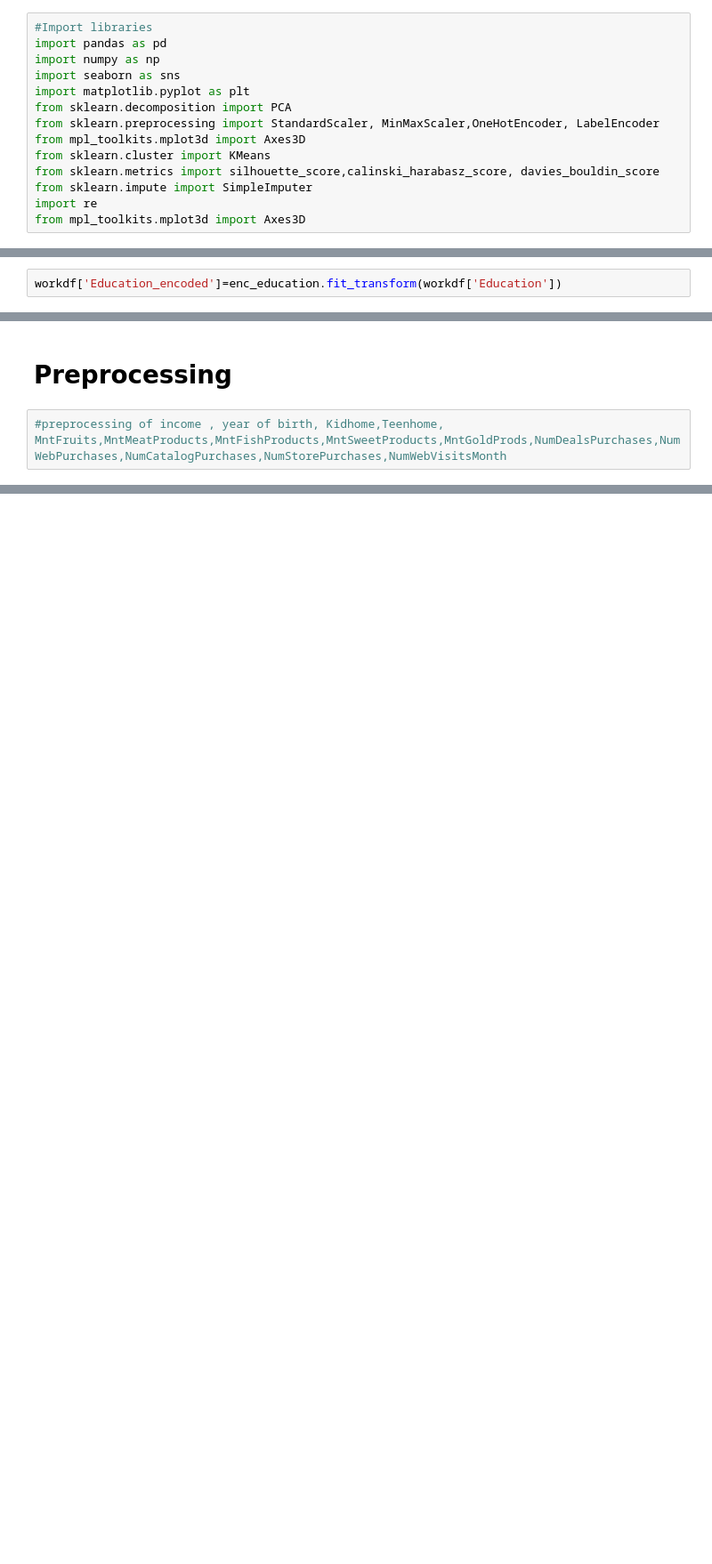
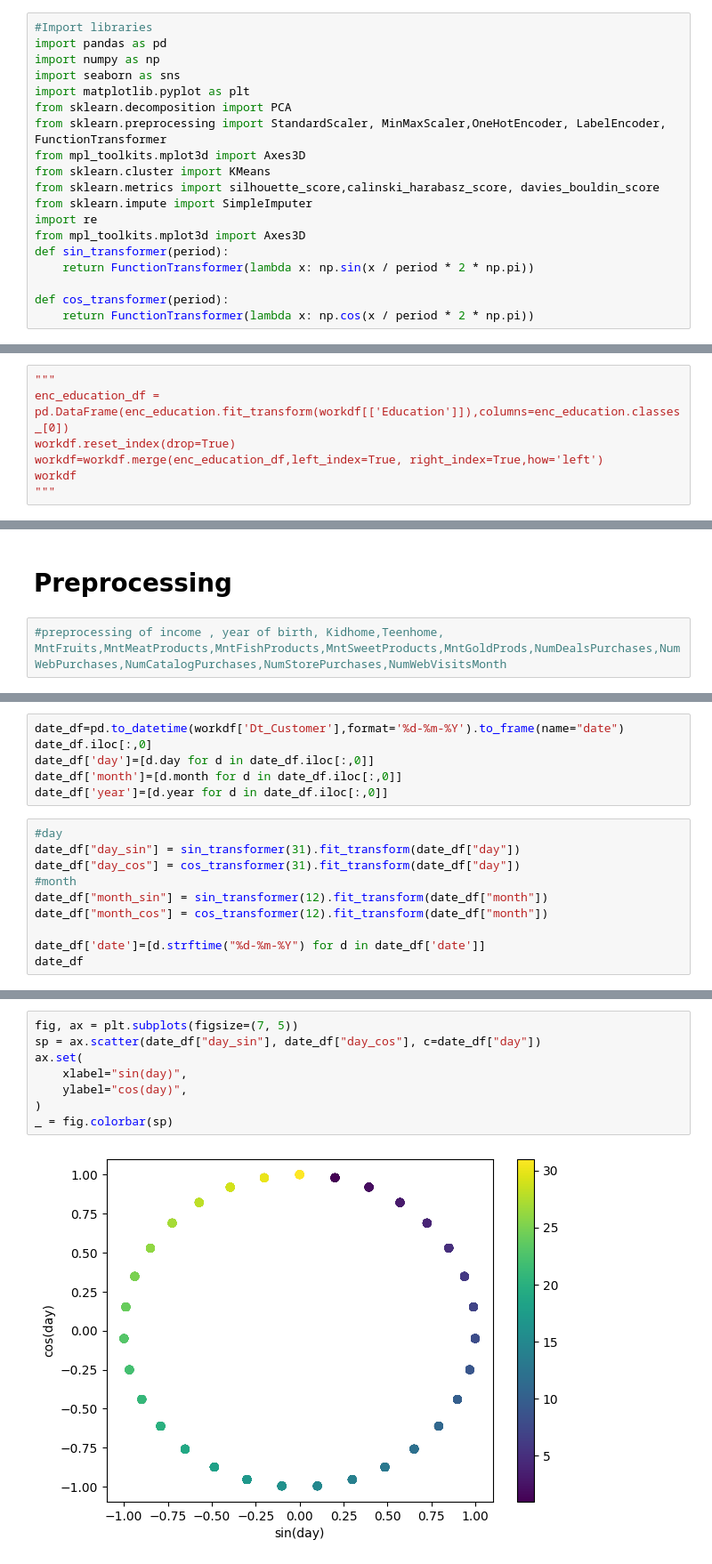
Before and after one commit to mattiaottoborgo/HW_PCA, a Jupyter notebook: HW_PCA.ipynb, the cells around one changed output, grey strips where cells are left out. Shown: that part at 89% size. Saved outputs shown, nothing was run; the diff lists cells and outputs as text; blank space fills up the shorter version.

```diff
--- a/HW_PCA.ipynb
+++ b/HW_PCA.ipynb
@@ -5,13 +5,18 @@ import numpy as np
 import seaborn as sns
 import matplotlib.pyplot as plt
 from sklearn.decomposition import PCA
-from sklearn.preprocessing import StandardScaler, MinMaxScaler,OneHotEncoder, LabelEncoder
+from sklearn.preprocessing import StandardScaler, MinMaxScaler,OneHotEncoder, LabelEncoder, FunctionTransformer
 from mpl_toolkits.mplot3d import Axes3D
 from sklearn.cluster import KMeans
 from sklearn.metrics import silhouette_score,calinski_harabasz_score, davies_bouldin_score
 from sklearn.impute import SimpleImputer
 import re
 from mpl_toolkits.mplot3d import Axes3D
+def sin_transformer(period):
+    return FunctionTransformer(lambda x: np.sin(x / period * 2 * np.pi))
+
+def cos_transformer(period):
+    return FunctionTransformer(lambda x: np.cos(x / period * 2 * np.pi))
 # %%
 #Setting random state for reproducibility
 rs = min(323001,328854) #since there are two students
@@ -132,2 +187,7 @@ workdf=tmp_df.merge(enc_marital_status_df,left_index=True, right_index=True,how=
 # %%
-workdf['Education_encoded']=enc_education.fit_transform(workdf['Education'])
+"""
+enc_education_df = pd.DataFrame(enc_education.fit_transform(workdf[['Education']]),columns=enc_education.classes_[0])
+workdf.reset_index(drop=True)
+workdf=workdf.merge(enc_education_df,left_index=True, right_index=True,how='left')
+workdf
+"""
@@ -163,0 +220,16 @@ features=
+# %%
+date_df=pd.to_datetime(workdf['Dt_Customer'],format='%d-%m-%Y').to_frame(name="date")
+date_df.iloc[:,0]
+date_df['day']=[d.day for d in date_df.iloc[:,0]]
+date_df['month']=[d.month for d in date_df.iloc[:,0]]
+date_df['year']=[d.year for d in date_df.iloc[:,0]]
+# %%
+#day
+date_df["day_sin"] = sin_transformer(31).fit_transform(date_df["day"])
+date_df["day_cos"] = cos_transformer(31).fit_transform(date_df["day"])
+#month
+date_df["month_sin"] = sin_transformer(12).fit_transform(date_df["month"])
+date_df["month_cos"] = cos_transformer(12).fit_transform(date_df["month"])
+
+date_df['date']=[d.strftime("%d-%m-%Y") for d in date_df['date']]
+date_df
@@ -163,0 +250,10 @@ features=
+# %%
+fig, ax = plt.subplots(figsize=(7, 5))
+sp = ax.scatter(date_df["day_sin"], date_df["day_cos"], c=date_df["day"])
+ax.set(
+    xlabel="sin(day)",
+    ylabel="cos(day)",
+)
+_ = fig.colorbar(sp)
+# %% [output]
+[figure, added]
```
Also changed, not shown: parts of 21 cells of this notebook, 1 other file.
